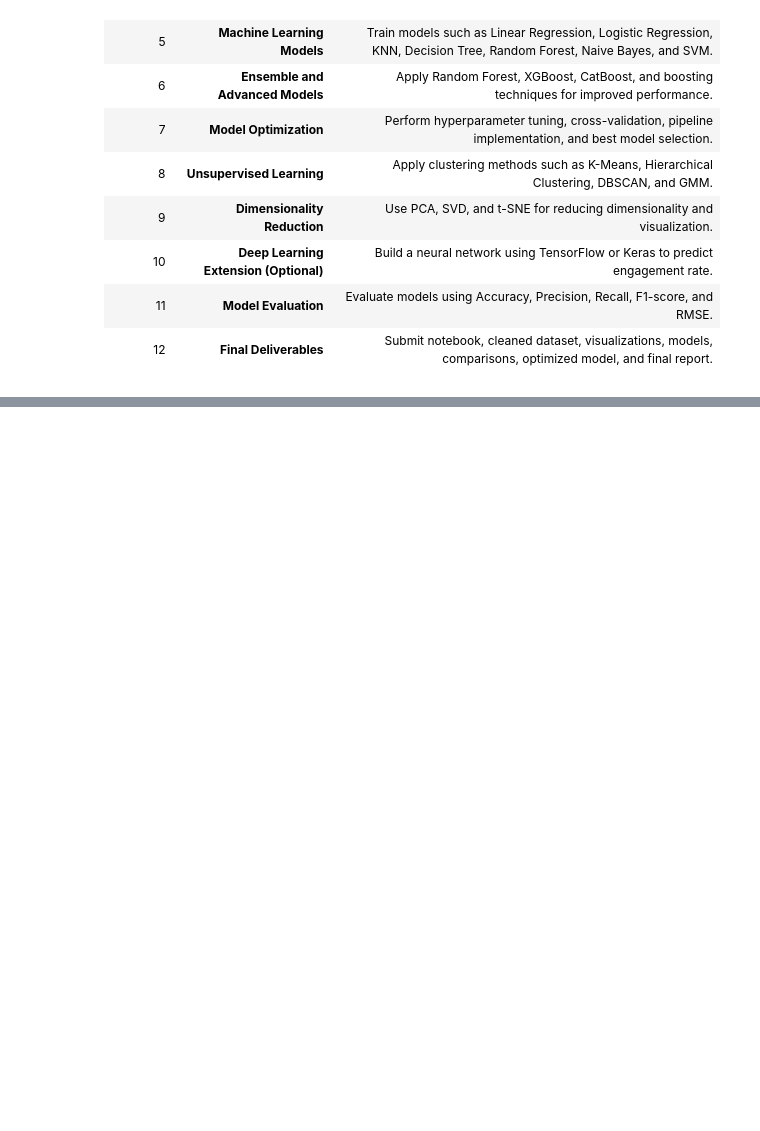
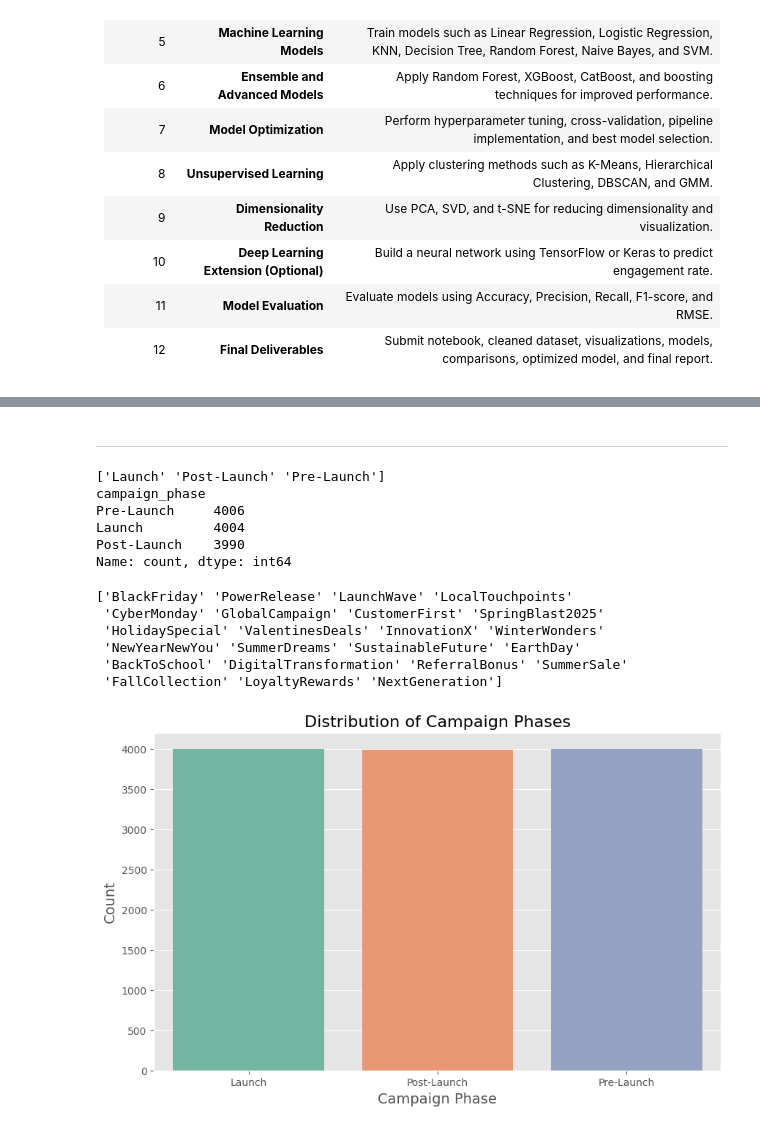
Before and after one commit to misbahkhattak718-pixel/Mentorship-Program--Devsil, a Jupyter notebook: Weekly Mini Projects/Week 9/ADVANCED SOCIAL MEDIA _ENGAGEMENT_PREDICTION.ipynb, the cells around one changed output, grey strips where cells are left out. Drawn from its saved outputs; the diff is of its cells as text; code cells hidden in the pictures; blank space fills up the shorter version.

```diff
--- a/Weekly Mini Projects/Week 9/ADVANCED SOCIAL MEDIA _ENGAGEMENT_PREDICTION.ipynb
+++ b/Weekly Mini Projects/Week 9/ADVANCED SOCIAL MEDIA _ENGAGEMENT_PREDICTION.ipynb
@@ -257,0 +486,35 @@ ENGAGEMENT PREDICTION
+# %% [markdown]
+---
+# %%
+# campaign phase analysis
+print(df['campaign_phase'].unique())
+print(df['campaign_phase'].value_counts())
+# %% [output]
+['Launch' 'Post-Launch' 'Pre-Launch']
+campaign_phase
+Pre-Launch     4006
+Launch         4004
+Post-Launch    3990
+Name: count, dtype: int64
+# %%
+# print the campaign_name
+print(df['campaign_name'].unique())
+# %% [output]
+['BlackFriday' 'PowerRelease' 'LaunchWave' 'LocalTouchpoints'
+ 'CyberMonday' 'GlobalCampaign' 'CustomerFirst' 'SpringBlast2025'
+ 'HolidaySpecial' 'ValentinesDeals' 'InnovationX' 'WinterWonders'
+ 'NewYearNewYou' 'SummerDreams' 'SustainableFuture' 'EarthDay'
+ 'BackToSchool' 'DigitalTransformation' 'ReferralBonus' 'SummerSale'
+ 'FallCollection' 'LoyaltyRewards' 'NextGeneration']
+# %%
+# visualize the distribution of campaign phases
+plt.figure(figsize=(10, 6))
+sns.countplot(x='campaign_phase', data=df, palette='Set2')
+# Set the title and labels
+plt.title('Distribution of Campaign Phases', fontsize=16)
+plt.xlabel('Campaign Phase', fontsize=14)
+plt.ylabel('Count', fontsize=14)
+# Show the plot
+plt.show()
+# %% [output]
+[figure, added]
```
Also changed, not shown: parts of 37 cells of this notebook.
